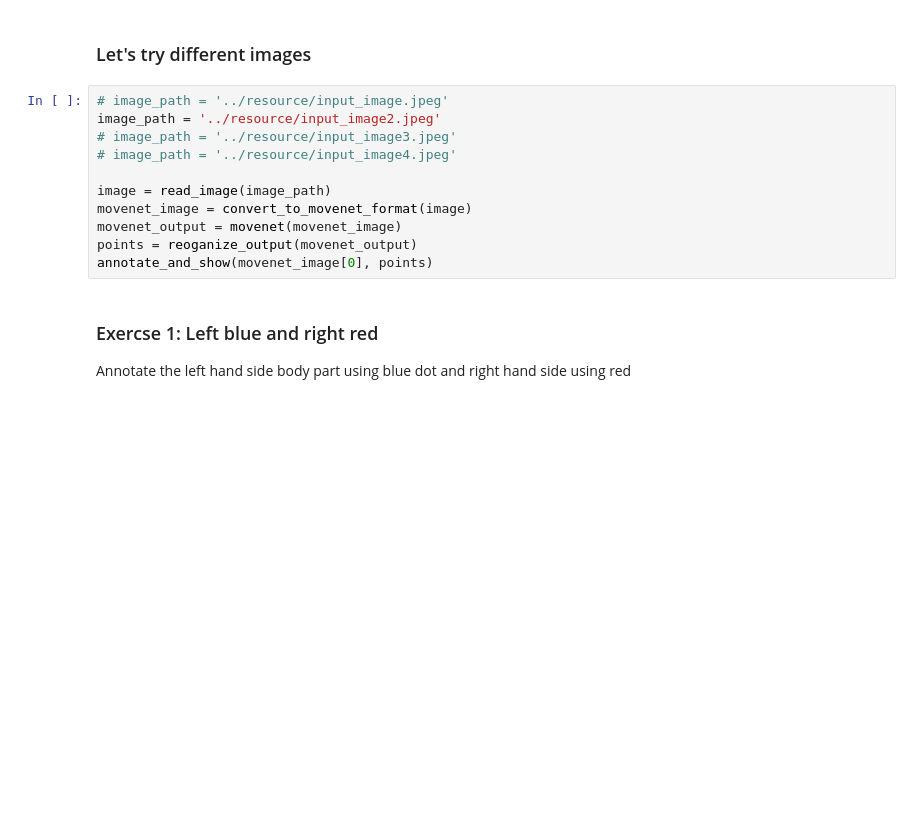
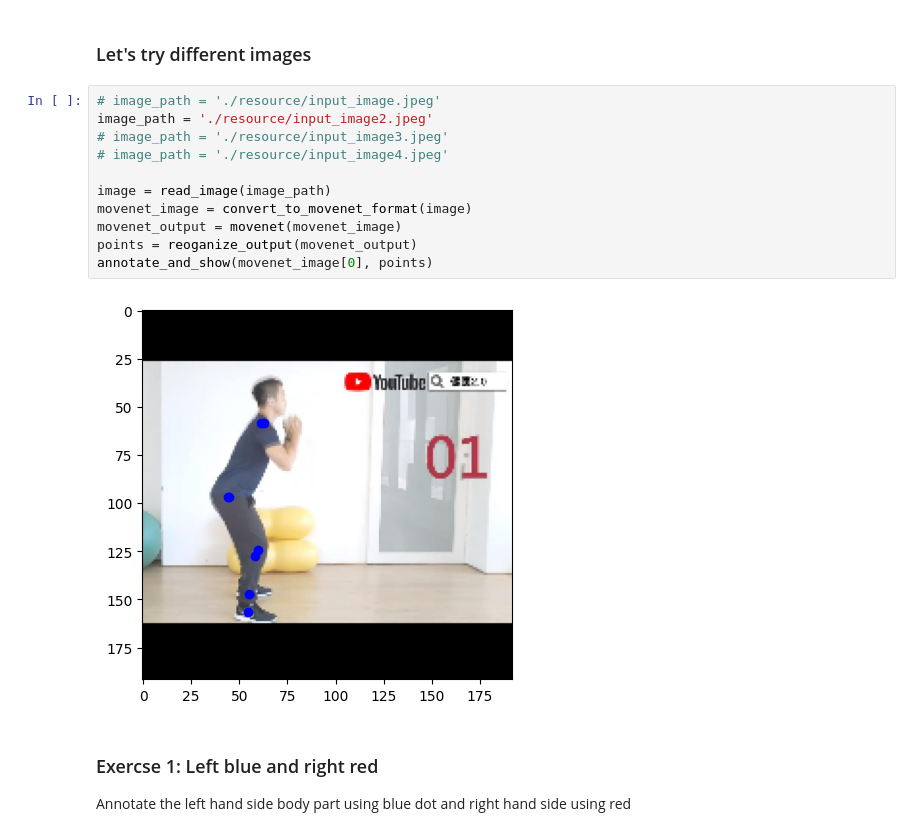
Before and after one commit to 10botics/pi-squat-counter, a Jupyter notebook: A4. Pose Estimation Model.ipynb, the cells around one changed output. Saved outputs shown, nothing was run; the diff lists cells and outputs as text; blank space fills up the shorter version.

```diff
--- a/A4. Pose Estimation Model.ipynb
+++ b/A4. Pose Estimation Model.ipynb
@@ -278,16 +357,18 @@ def reoganize_output(movenet_output):
 # %% [markdown]
 ### Let's try different images
 # %%
-# image_path = '../resource/input_image.jpeg'
-image_path = '../resource/input_image2.jpeg'
-# image_path = '../resource/input_image3.jpeg'
-# image_path = '../resource/input_image4.jpeg'
+# image_path = './resource/input_image.jpeg'
+image_path = './resource/input_image2.jpeg'
+# image_path = './resource/input_image3.jpeg'
+# image_path = './resource/input_image4.jpeg'
 
 image = read_image(image_path)
 movenet_image = convert_to_movenet_format(image)
 movenet_output = movenet(movenet_image)
 points = reoganize_output(movenet_output)
 annotate_and_show(movenet_image[0], points)
+# %% [output]
+[figure, added]
 # %% [markdown]
 ### Exercse 1: Left blue and right red
 
```
Also changed, not shown: parts of 23 cells of this notebook, 12 other files.
